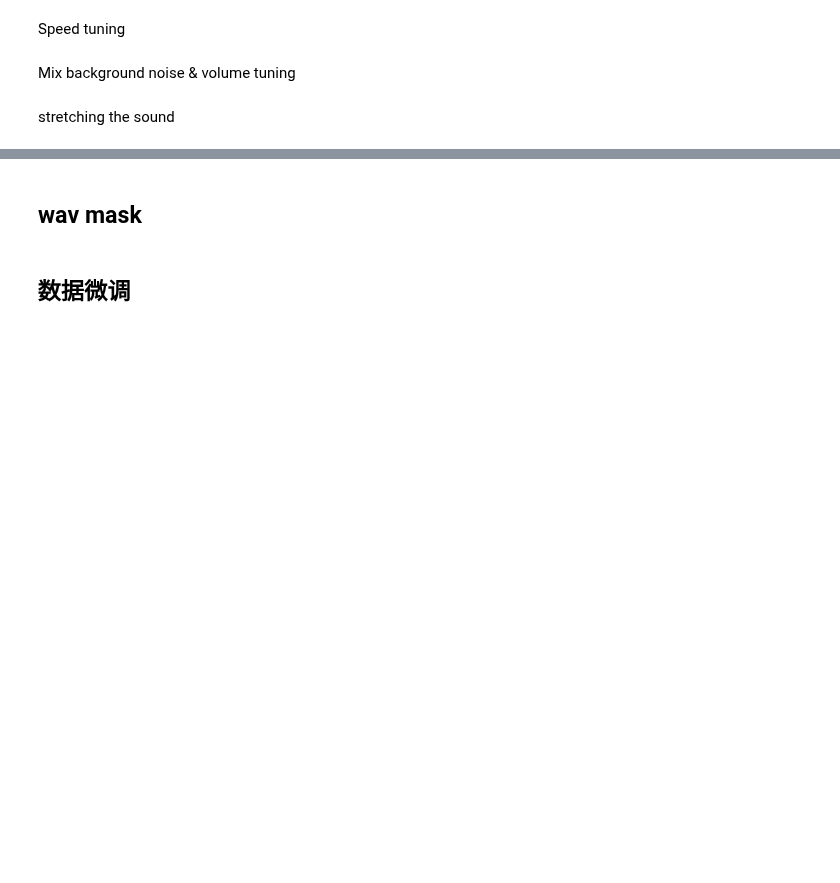
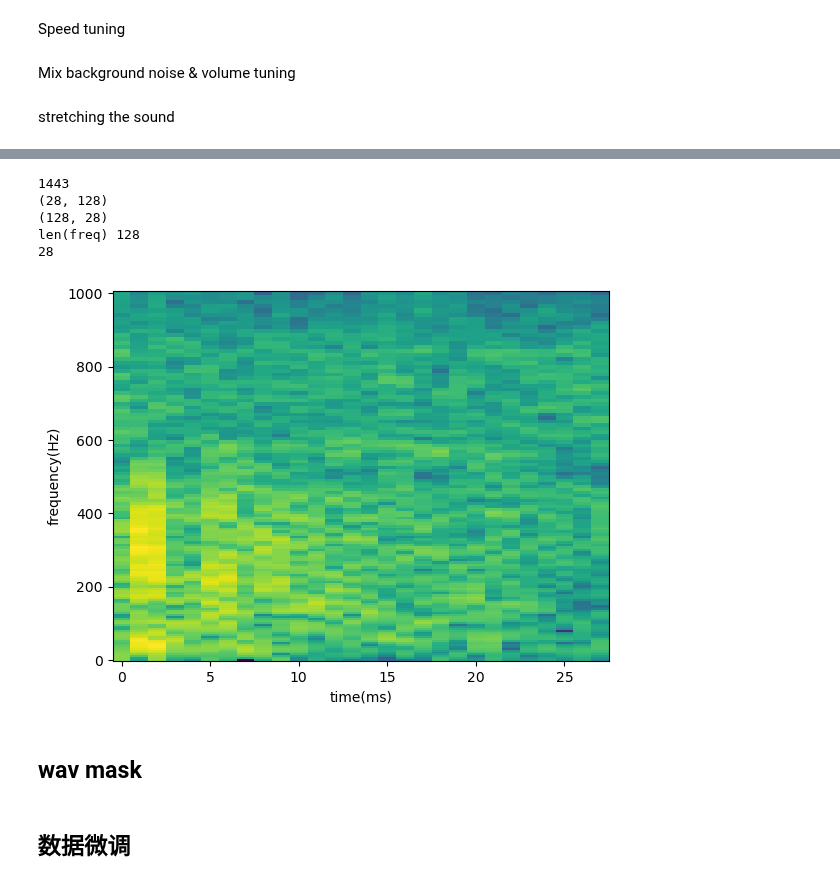
Before and after one commit to lsl198651/BEATs, a Jupyter notebook: BEATs_try.ipynb, the cells around one changed output, grey strips where cells are left out. Saved outputs shown, nothing was run; the diff lists cells and outputs as text; code cells hidden in the pictures; blank space fills up the shorter version.

```diff
--- a/BEATs_try.ipynb
+++ b/BEATs_try.ipynb
@@ -662,3 +653,67 @@ plot_spectrogram(torch.abs(spec_[0]), title=f"Stretched x{rate}", aspect="equal"
+# %%
+import librosa
+from python_speech_features import fbank
+from python_speech_features import mfcc
+from python_speech_features import logfbank
+import numpy as np
+from spafe.features.gfcc import gfcc
+from spafe.utils.preprocessing import SlidingWindow
+from spafe.features.gfcc import erb_spectrogram
+import matplotlib.pyplot as plt
+
+
+def FrameTimeC(frameNum, frameLen, inc, fs):
+    ll = np.array([i for i in range(frameNum)])
+    return ((ll - 1) * inc + frameLen / 2) / fs
+
+
+def FrequencyScale(nfilt, fs):
+    high_freq_mel = (2595 * np.log10(1 + (fs / 2) / 700))  # 求最高hz频率对应的mel频率
+# 我们要做40个滤波器组，为此需要42个点，这意味着在们需要low_freq_mel和high_freq_mel之间线性间隔40个点
+    mel_points = np.linspace(0, high_freq_mel, nfilt + 2)  # 在mel频率上均分成42个点
+    hz_points = (700 * (10 ** (mel_points / 2595) - 1))  # 将mel频率再转到hz频率
+    return hz_points
+
+
+filename = r'D:\Shilong\murmur\01_dataset\12_baseset_4k\Present\85119\85119_PV\85119_PV_s2+Diastolic_15_Present_Early-diastolic_210.wav'
+filename2 = r'D:\Shilong\murmur\01_dataset\12_baseset_4k\Present\85119\85119_PV\85119_PV_s1+Systolic_12_Absent_nan_210.wav'
+
+# filename = "F:/heart_data/2022_challenge/heart/murmur_grading/40840/PV/40840_3_1.wav"
+x, fs = librosa.load(filename, sr=4000)
+print(len(x))
+# duration = len(x) / fs
+# time = np.linspace(0, duration, len(x))
+# noise_signal = np.sin(2 * np.pi * 750 * time)
+# x = x +noise_signal
+fbank_feat = logfbank(x, fs, winlen=0.025, winstep=0.0125,
+                      nfilt=128, nfft=512, lowfreq=0, highfreq=2000)  # 计算对数fbank特征（）
+
+# mfcc_feat=mfcc(x,fs,winlen=0.025,winstep=0.0125,numcep=13,nfilt=32,nfft=512)#计算mfcc特征，（倒谱数，帧数）
+print(fbank_feat.shape)
+# print(mfcc_feat.shape)
+wlen = fs*0.025
+feat = fbank_feat.T
+print(feat.shape)
+freq = FrequencyScale(126, 2000)
+# freq = np.linspace(0,999,1000)
+print("len(freq)", len(freq))
+# print("freq:",freq)
+frameTime = FrameTimeC(feat.shape[1], wlen, wlen*0.5, fs)
+frameTime = range(feat.shape[1])
+print(len(frameTime))
+plt.pcolormesh(frameTime, freq, feat)
+plt.xlabel('time(ms)')
+plt.ylabel('frequency(Hz)')
+# plt.colorbar()
+# plt.savefig('语谱图22.png')
+plt.show()
+# %% [output]
+1443
+(28, 128)
+(128, 28)
+len(freq) 128
+28
+[figure, added]
 # %%
 import librosa
 import torch
```
Also changed, not shown: parts of 6 cells of this notebook.
